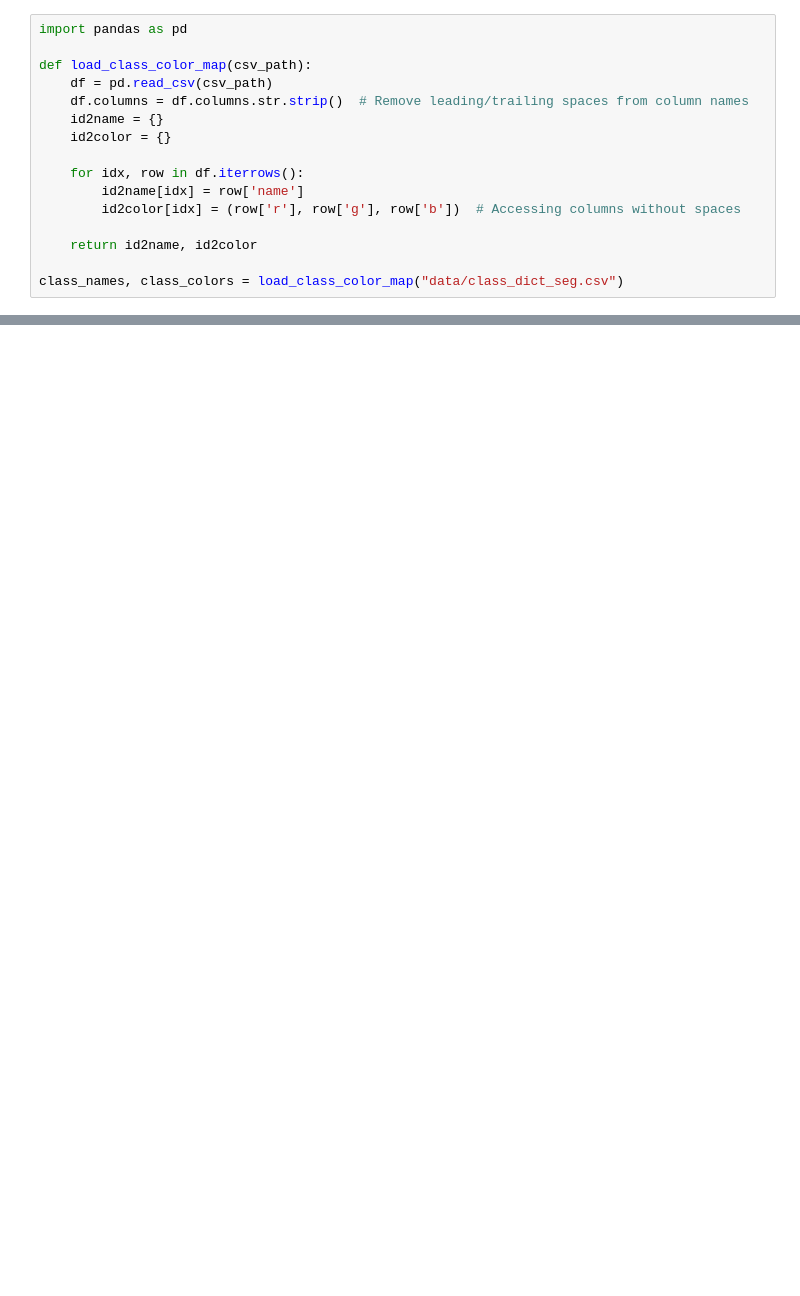
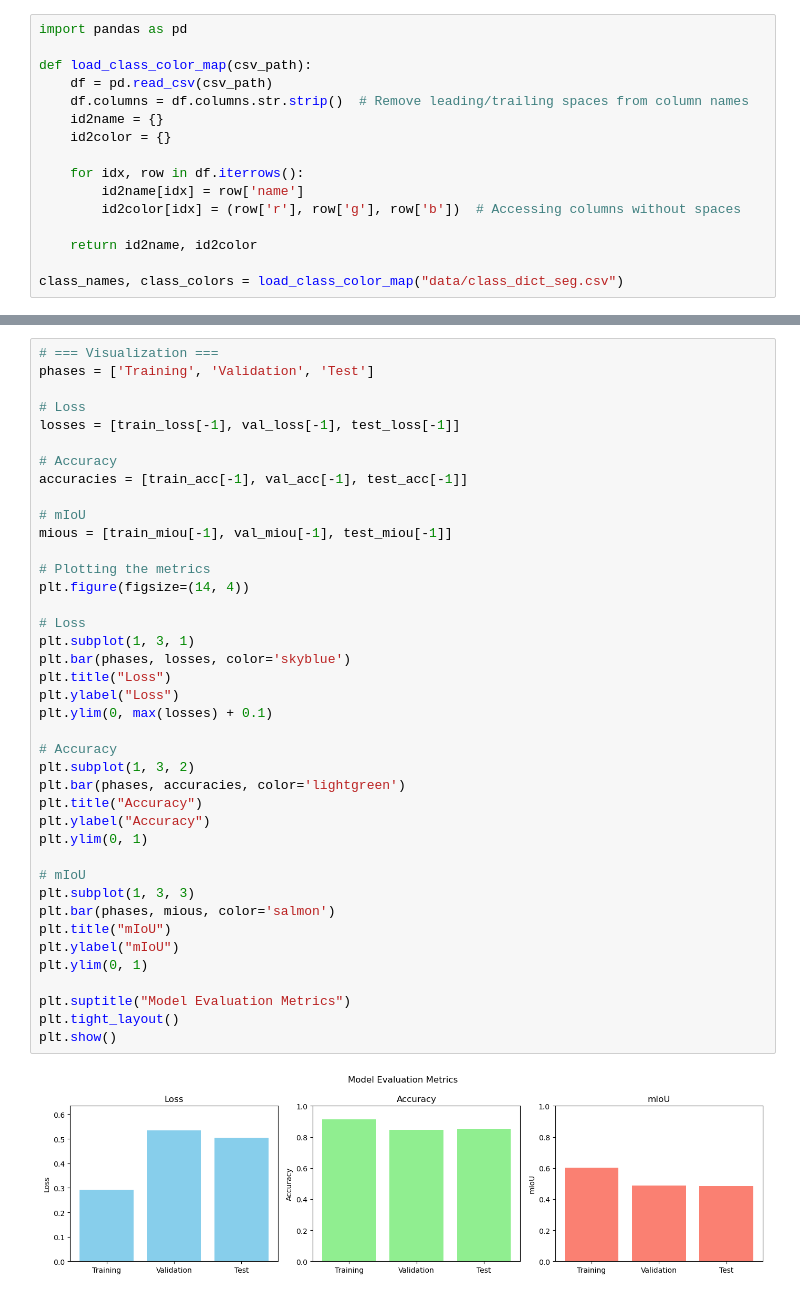
Before and after one commit to jacobalmon/DroneSegmentationModel, a Jupyter notebook: alternate_model.ipynb, the cells around one changed output, grey strips where cells are left out. Drawn from its saved outputs; the diff is of its cells as text; blank space fills up the shorter version.

Commit message:
Add: Better Model, need visualizations

```diff
--- a/alternate_model.ipynb
+++ b/alternate_model.ipynb
@@ -391,0 +483,42 @@ with torch.no_grad():
+# %%
+# === Visualization ===
+phases = ['Training', 'Validation', 'Test']
+
+# Loss
+losses = [train_loss[-1], val_loss[-1], test_loss[-1]]
+
+# Accuracy
+accuracies = [train_acc[-1], val_acc[-1], test_acc[-1]]
+
+# mIoU
+mious = [train_miou[-1], val_miou[-1], test_miou[-1]]
+
+# Plotting the metrics
+plt.figure(figsize=(14, 4))
+
+# Loss
+plt.subplot(1, 3, 1)
+plt.bar(phases, losses, color='skyblue')
+plt.title("Loss")
+plt.ylabel("Loss")
+plt.ylim(0, max(losses) + 0.1)
+
+# Accuracy
+plt.subplot(1, 3, 2)
+plt.bar(phases, accuracies, color='lightgreen')
+plt.title("Accuracy")
+plt.ylabel("Accuracy")
+plt.ylim(0, 1)
+
+# mIoU
+plt.subplot(1, 3, 3)
+plt.bar(phases, mious, color='salmon')
+plt.title("mIoU")
+plt.ylabel("mIoU")
+plt.ylim(0, 1)
+
+plt.suptitle("Model Evaluation Metrics")
+plt.tight_layout()
+plt.show()
+# %% [output]
+[figure, added]
```
Also changed, not shown: parts of 8 cells of this notebook.
